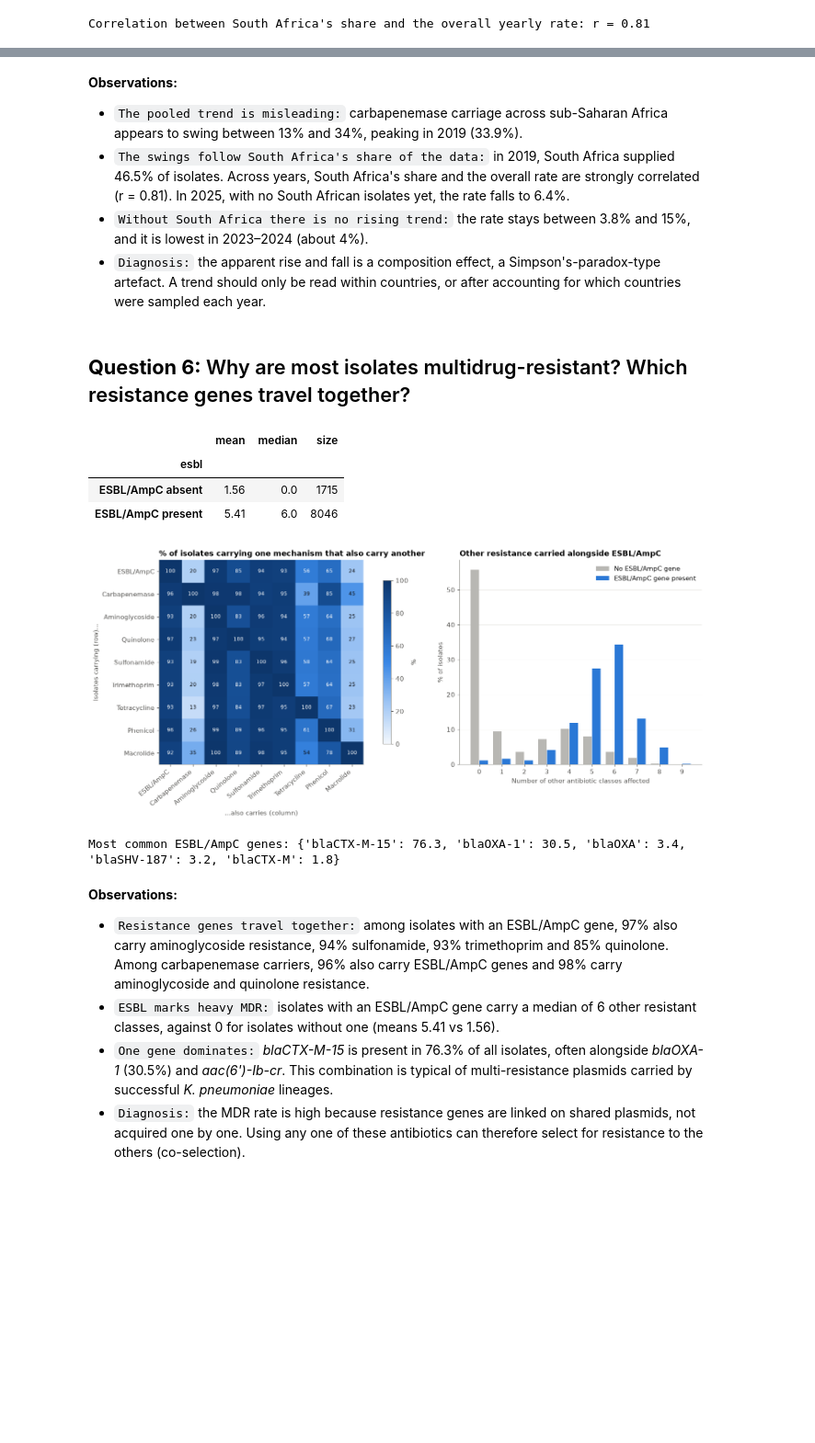
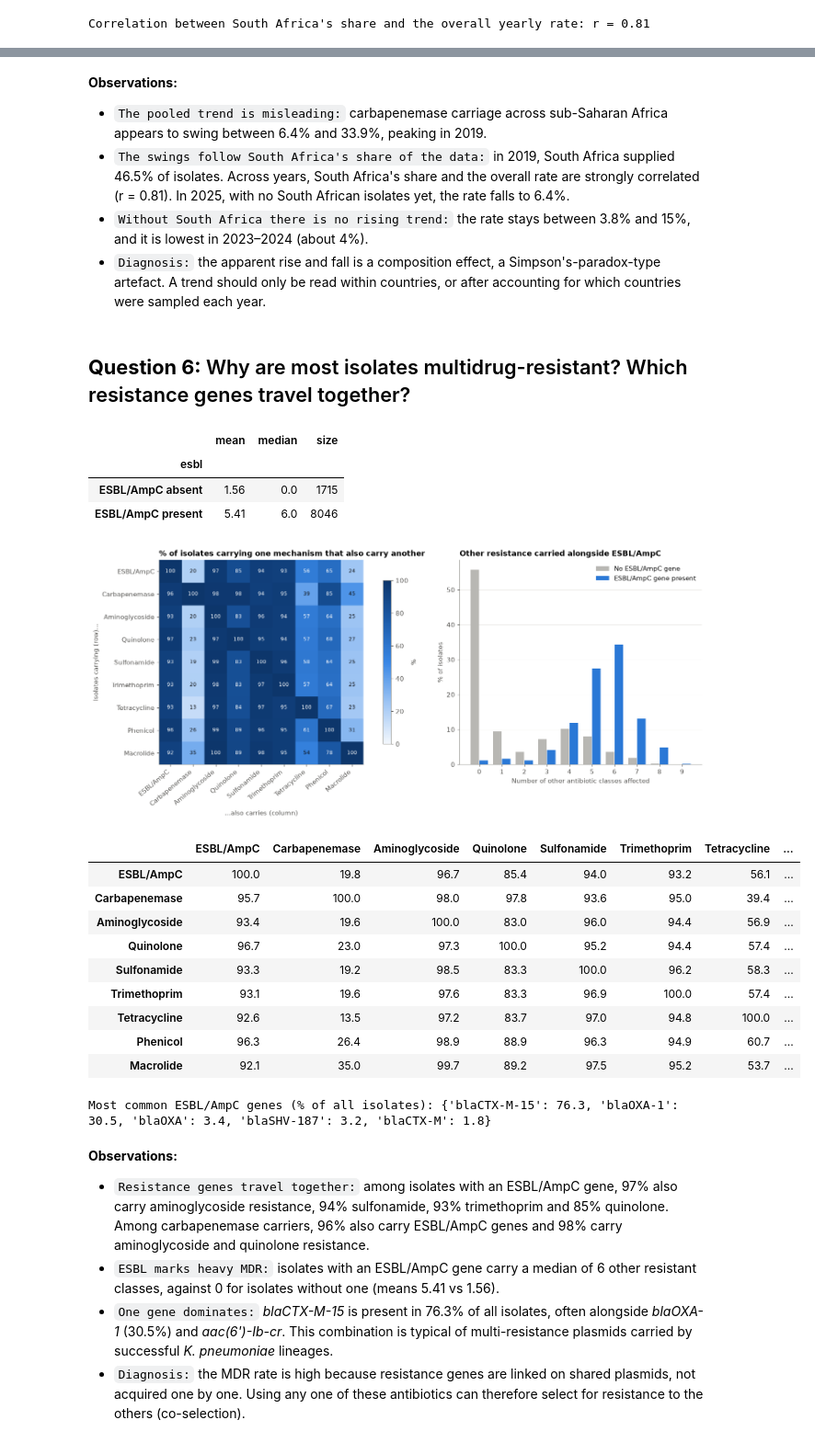
Before and after one commit to Jeremy-K-coder/klebsiella_amr_ssa, a Jupyter notebook: klebsiella_amr_descriptive_diagnostic.ipynb, the cells around one changed output, grey strips where cells are left out. Shown at 92% size. Cells and saved outputs as stored; diff of their text form; code cells hidden in the pictures; blank space fills up the shorter version.

```diff
--- a/klebsiella_amr_descriptive_diagnostic.ipynb
+++ b/klebsiella_amr_descriptive_diagnostic.ipynb
@@ -576,7 +712,7 @@ Correlation between South Africa's share and the overall yearly rate: r = 0.81
 # %% [markdown]
 **Observations:**
 
-- `The pooled trend is misleading:` carbapenemase carriage across sub-Saharan Africa appears to swing between 13% and 34%, peaking in 2019 (33.9%).
+- `The pooled trend is misleading:` carbapenemase carriage across sub-Saharan Africa appears to swing between 6.4% and 33.9%, peaking in 2019.
 - `The swings follow South Africa's share of the data:` in 2019, South Africa supplied 46.5% of isolates. Across years, South Africa's share and the overall rate are strongly correlated (r = 0.81). In 2025, with no South African isolates yet, the rate falls to 6.4%.
 - `Without South Africa there is no rising trend:` the rate stays between 3.8% and 15%, and it is lowest in 2023–2024 (about 4%).
 - `Diagnosis:` the apparent rise and fall is a composition effect, a Simpson's-paradox-type artefact. A trend should only be read within countries, or after accounting for which countries were sampled each year.
@@ -623,14 +759,28 @@ save(fig, 'Q6_gene_cooccurrence')
 plt.show()
 
 top_esbl = genes[genes['esbl']]['gene'].value_counts().head(5)
-print("Most common ESBL/AmpC genes:", (top_esbl / len(df) * 100).round(1).to_dict())
 # %% [output]
 |  | mean | median | size |
 | esbl |  |  |  |
 | ESBL/AmpC absent | 1.56 | 0.0 | 1715 |
 | ESBL/AmpC present | 5.41 | 6.0 | 8046 |
 [figure]
-Most common ESBL/AmpC genes: {'blaCTX-M-15': 76.3, 'blaOXA-1': 30.5, 'blaOXA': 3.4, 'blaSHV-187': 3.2, 'blaCTX-M': 1.8}
+# %%
+# 3.6.3 Figures behind the observations
+display(co.round(1))
+print("Most common ESBL/AmpC genes (% of all isolates):", (top_esbl / len(df) * 100).round(1).to_dict())
+# %% [output]
+|  | ESBL/AmpC | Carbapenemase | Aminoglycoside | Quinolone | Sulfonamide | Trimethoprim | Tetracycline | ... |
+| ESBL/AmpC | 100.0 | 19.8 | 96.7 | 85.4 | 94.0 | 93.2 | 56.1 | ... |
+| Carbapenemase | 95.7 | 100.0 | 98.0 | 97.8 | 93.6 | 95.0 | 39.4 | ... |
+| Aminoglycoside | 93.4 | 19.6 | 100.0 | 83.0 | 96.0 | 94.4 | 56.9 | ... |
+| Quinolone | 96.7 | 23.0 | 97.3 | 100.0 | 95.2 | 94.4 | 57.4 | ... |
+| Sulfonamide | 93.3 | 19.2 | 98.5 | 83.3 | 100.0 | 96.2 | 58.3 | ... |
+| Trimethoprim | 93.1 | 19.6 | 97.6 | 83.3 | 96.9 | 100.0 | 57.4 | ... |
+| Tetracycline | 92.6 | 13.5 | 97.2 | 83.7 | 97.0 | 94.8 | 100.0 | ... |
+| Phenicol | 96.3 | 26.4 | 98.9 | 88.9 | 96.3 | 94.9 | 60.7 | ... |
+| Macrolide | 92.1 | 35.0 | 99.7 | 89.2 | 97.5 | 95.2 | 53.7 | ... |
+Most common ESBL/AmpC genes (% of all isolates): {'blaCTX-M-15': 76.3, 'blaOXA-1': 30.5, 'blaOXA': 3.4, 'blaSHV-187': 3.2, 'blaCTX-M': 1.8}
 # %% [markdown]
 **Observations:**
 
```
Also changed, not shown: parts of 18 cells of this notebook, 5 other files.
